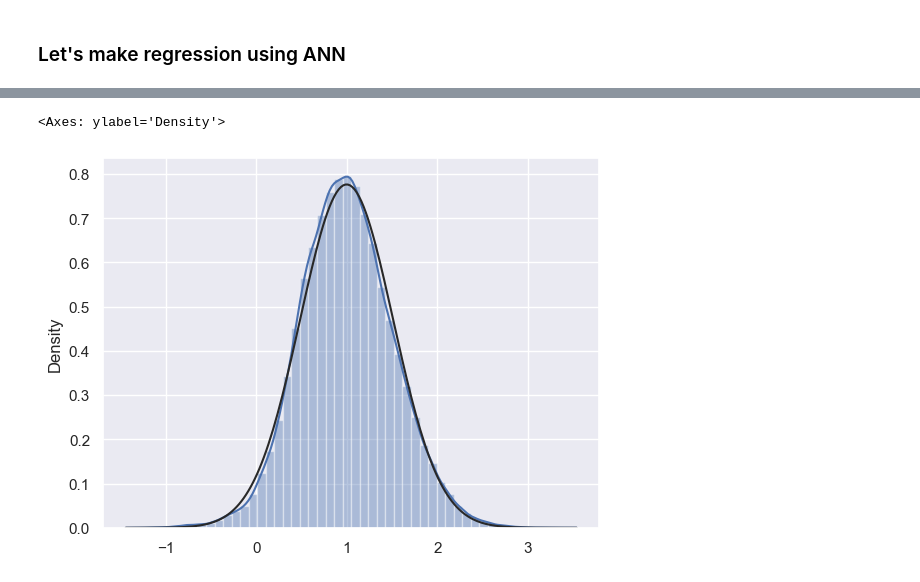
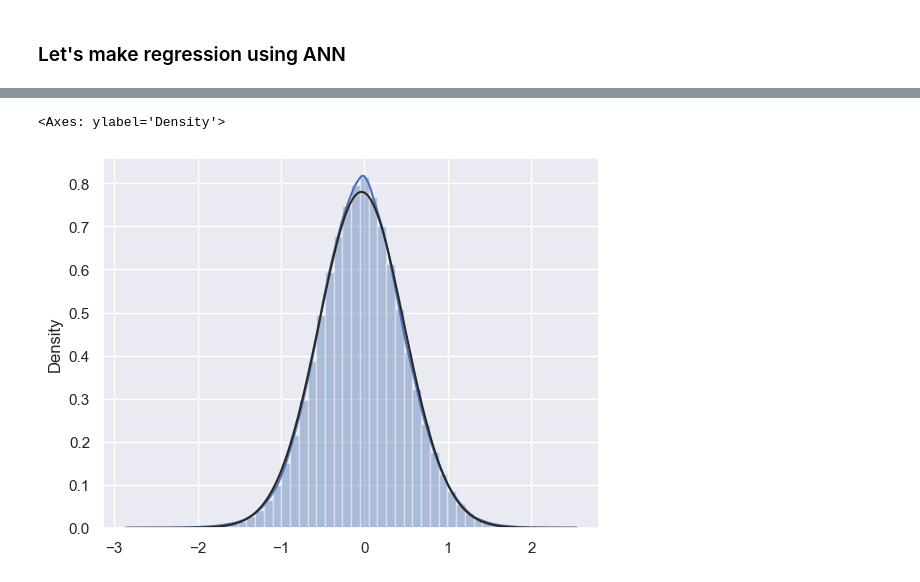
Before and after one commit to Radityofajar/DS40-HousePricing, a Jupyter notebook: DS40_Project3.ipynb, the cells around one changed output, grey strips where cells are left out. Cells and saved outputs as stored; diff of their text form; code cells hidden in the pictures.

```diff
--- a/DS40_Project3.ipynb
+++ b/DS40_Project3.ipynb
@@ -909,0 +927,6 @@ X_train.shape
+# %%
+scaler = StandardScaler()
+
+# fit and transfrom
+X_train_mod = scaler.fit_transform(X_train_mod)
+X_val = scaler.transform(X_val)
@@ -916,18 +955,18 @@ model.add(Input(shape=(11,)))
 # hidden layers
 model.add(Dense(32,activation='relu'))
 model.add(Dense(64,activation='relu'))
-model.add(Dropout(0.2))
+model.add(Dropout(0.1))
 model.add(Dense(128,activation='relu'))
 model.add(Dense(256,activation='relu'))
 model.add(Dense(128,activation='relu'))
-model.add(Dropout(0.2))
+model.add(Dropout(0.1))
 model.add(Dense(64,activation='relu'))
 model.add(Dense(32,activation='relu'))
 
 # output layer
 model.add(Dense(1,activation='linear'))
 
-model.compile(optimizer='adam', loss='mse', metrics=['mae', 'mape', tf.keras.metrics.R2Score])
+model.compile(optimizer='sgd', loss='mse', metrics=['mae', 'mape', tf.keras.metrics.R2Score])
 
 model.summary()
 # %% [output]
@@ -959,10 +998,10 @@ early_stopping = tf.keras.callbacks.EarlyStopping(
 )
 
 reduce_lr = tf.keras.callbacks.ReduceLROnPlateau(monitor='val_loss', factor=0.5,
-                              patience=20, min_lr=1e-9)
+                              patience=10, min_lr=1e-9)
 
 callbacks = [early_stopping, reduce_lr]
 # %%
-model.fit(x=X_train,y=y_train,validation_data=(X_val,y_val),batch_size=256,epochs=400, callbacks=callbacks)
+model.fit(x=X_train_mod,y=y_train_mod,validation_data=(X_val,y_val),batch_size=256,epochs=400, callbacks=callbacks)
 # %% [output]
 Epoch 1/400
@@ -993,6 +1032,6 @@ r2 score: -5.480264332468872
 # %%
 # bangun model ANN untuk memprediksi harga rumah dari data training
-y_train_pred = model.predict(X_val)
+y_train_pred = model.predict(X_train)
 residuals = y_train - y_train_pred
 sns.distplot(residuals , fit=norm)
 # %% [output]
@@ -1000,2 +1039,2 @@ sns.distplot(residuals , fit=norm)
 <Axes: ylabel='Density'>
-[figure, old version]
+[figure, new version]
```
Also changed, not shown: parts of 10 cells of this notebook.
